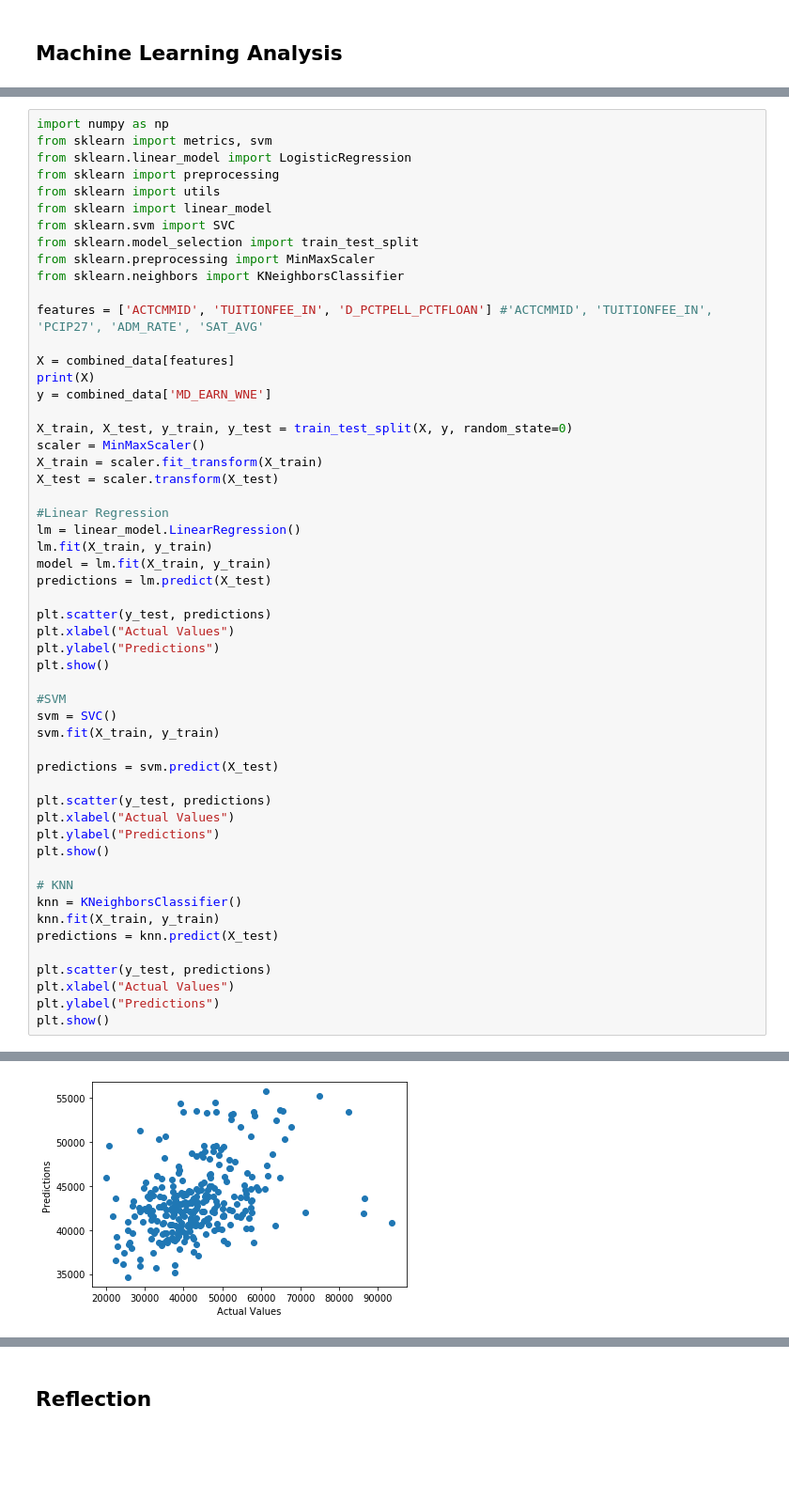
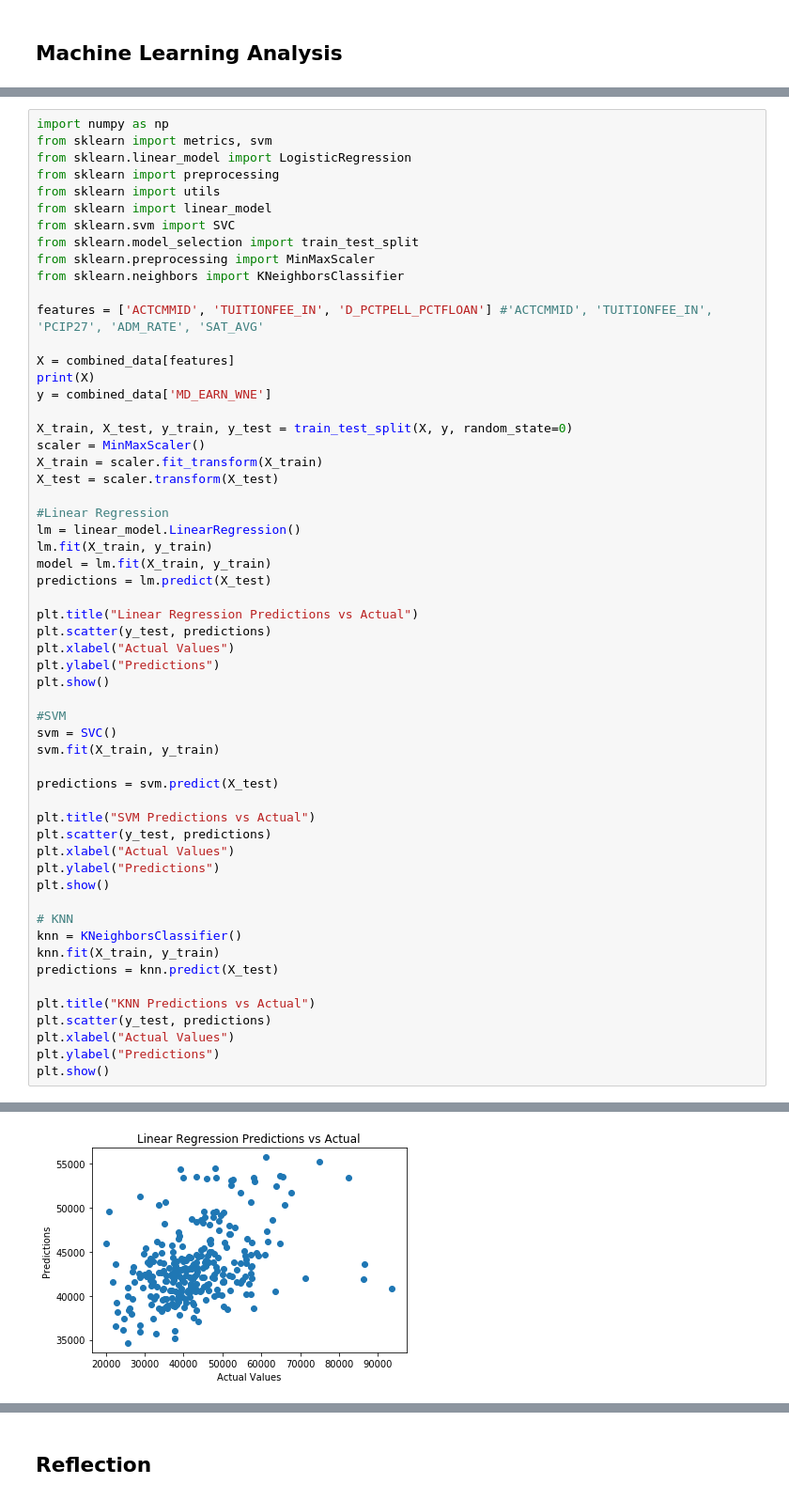
Before and after one commit to YJDave/cs418-s20-cs418_spring20_mighty_python, a Jupyter notebook: EduWorth.ipynb, the cells around one changed output, grey strips where cells are left out. Shown at 94% size. Drawn from its saved outputs; the diff is of its cells as text; blank space fills up the shorter version.

```diff
--- a/EduWorth.ipynb
+++ b/EduWorth.ipynb
@@ -159,6 +172,7 @@ lm.fit(X_train, y_train)
 model = lm.fit(X_train, y_train)
 predictions = lm.predict(X_test)
 
+plt.title("Linear Regression Predictions vs Actual")
 plt.scatter(y_test, predictions)
 plt.xlabel("Actual Values")
 plt.ylabel("Predictions")
@@ -170,33 +184,35 @@ svm.fit(X_train, y_train)
 
 predictions = svm.predict(X_test)
 
+plt.title("SVM Predictions vs Actual")
 plt.scatter(y_test, predictions)
 plt.xlabel("Actual Values")
 plt.ylabel("Predictions")
 plt.show()
 
 # KNN
 knn = KNeighborsClassifier()
 knn.fit(X_train, y_train)
 predictions = knn.predict(X_test)
 
+plt.title("KNN Predictions vs Actual")
 plt.scatter(y_test, predictions)
 plt.xlabel("Actual Values")
 plt.ylabel("Predictions")
 plt.show()
 # %% [output]
       ACTCMMID  TUITIONFEE_IN  D_PCTPELL_PCTFLOAN
 0         18.0         9857.0              4851.0
 1         25.0         8328.0             12369.0
 2         28.0        10280.0              6507.0
 3         18.0        11068.0              4727.0
 4         28.0        10780.0             32480.0
 ...        ...            ...                 ...
 1144      18.0         7848.0              2261.0
 1145      24.0         6347.0             32166.0
 1146      25.0        32500.0               880.0
 1147      23.0        17561.0              2833.0
 1148      22.0         7582.0             14385.0
 
 [1149 rows x 3 columns]
-[figure, old version]
+[figure, new version]
```
Also changed, not shown: parts of 6 cells of this notebook.
